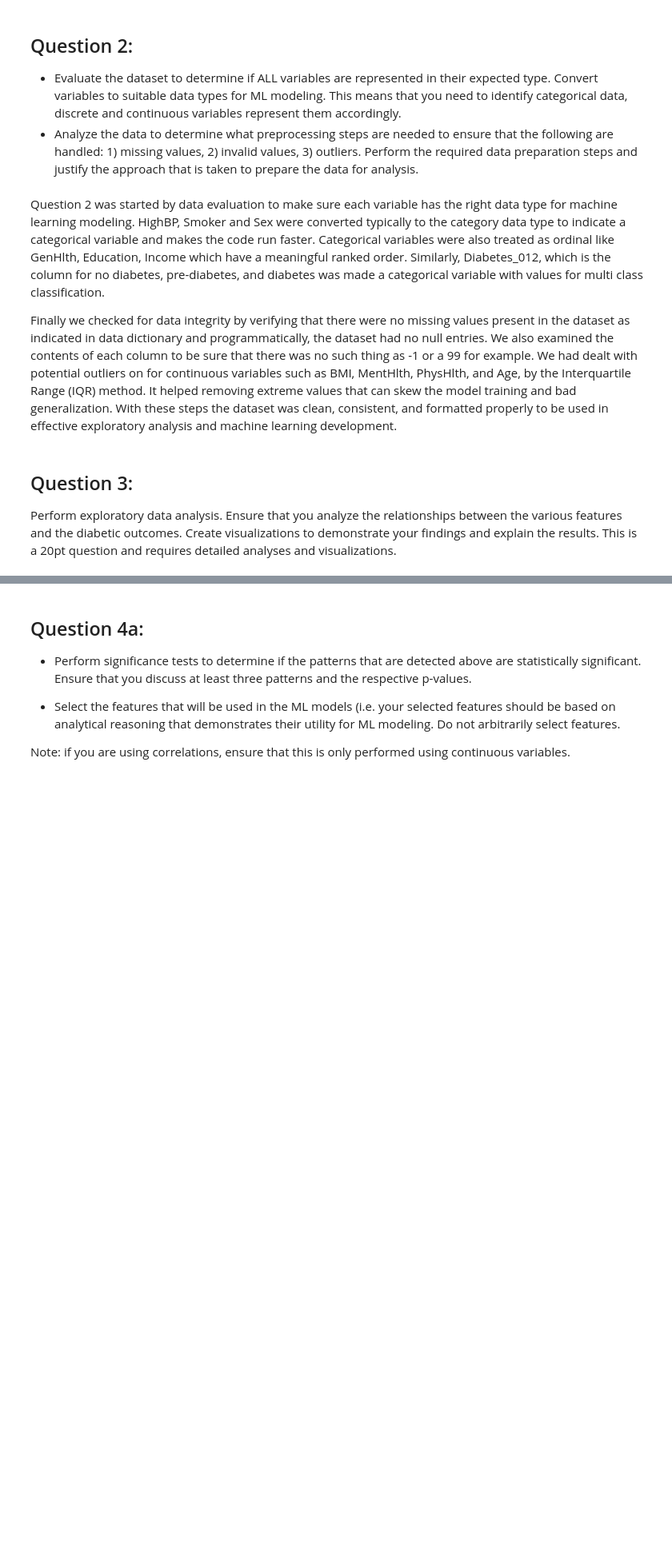
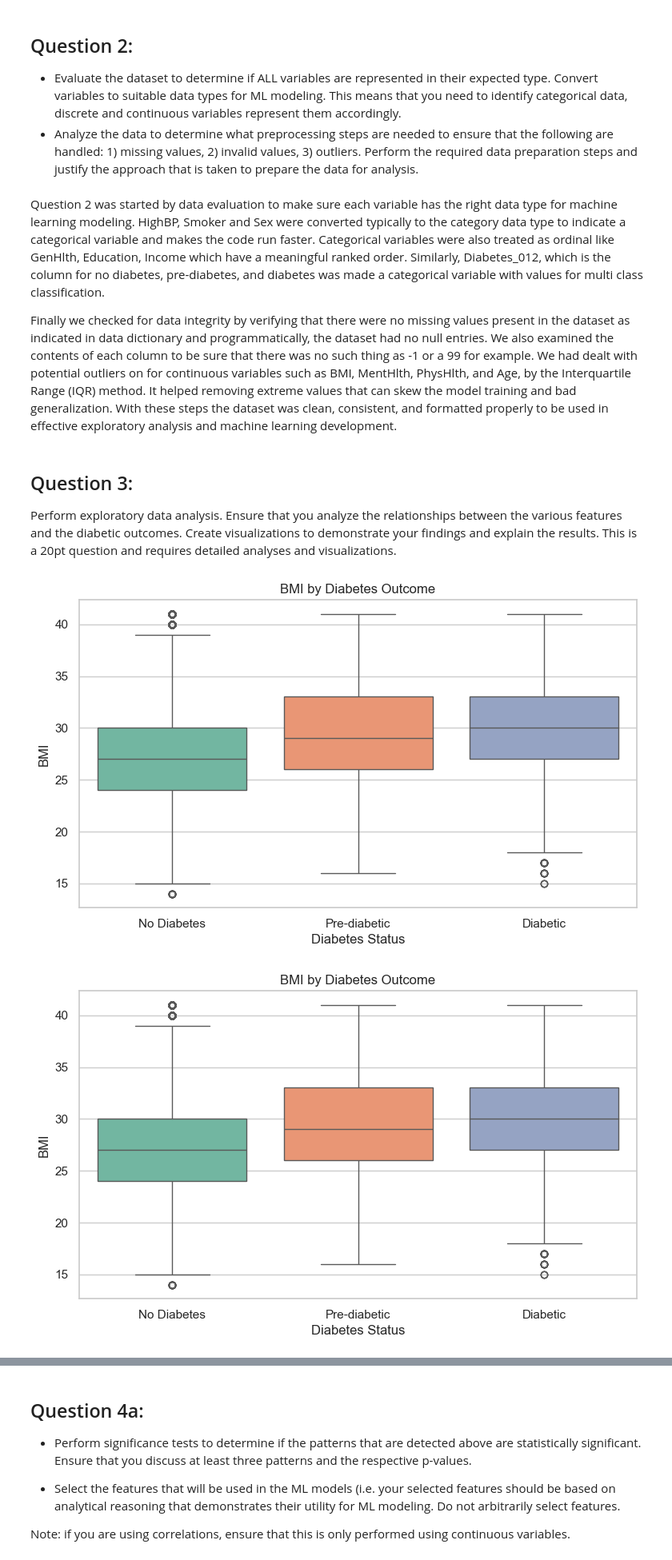
Before and after one commit to jttw1953/ds_practicum_3, a Jupyter notebook: DS_Practicum_3.ipynb, the cells around one changed output, grey strips where cells are left out. Shown at 80% size. Saved outputs shown, nothing was run; the diff lists cells and outputs as text; code cells hidden in the pictures; blank space fills up the shorter version.

```diff
--- a/DS_Practicum_3.ipynb
+++ b/DS_Practicum_3.ipynb
@@ -74,3 +74,69 @@ Finally we checked for data integrity by verifying that there were no missing va
 ## Question 3:
 
 Perform exploratory data analysis. Ensure that you analyze the relationships between the various features and the diabetic outcomes. Create visualizations to demonstrate your findings and explain the results. This is a 20pt question and requires detailed analyses and visualizations.
+# %%
+import matplotlib.pyplot as plt
+import seaborn as sns
+import pandas as pd
+
+sns.set(style="whitegrid")
+plt.rcParams["figure.figsize"] = (9, 5)
+
+# Create readable diabetes class labels if not already done
+diabetes_labels = {0: 'No Diabetes', 1: 'Pre-diabetic', 2: 'Diabetic'}
+df['Diabetes_Label'] = df['Diabetes_012'].map(diabetes_labels)
+
+# ----------------------------
+# 1. AGE vs DIABETES (Boxplot)
+# ----------------------------
+sns.boxplot(data=df, x='Diabetes_Label', y='BMI', hue='Diabetes_Label', palette='Set2', dodge=False)
+plt.title('BMI by Diabetes Outcome')
+plt.xlabel('Diabetes Status')
+plt.ylabel('BMI')
+plt.legend([],[], frameon=False)
+plt.show()
+
+
+# ----------------------------
+# 2. BMI vs DIABETES
+# ----------------------------
+sns.boxplot(data=df, x='Diabetes_Label', y='BMI', hue='Diabetes_Label', palette='Set2', dodge=False)
+plt.title('BMI by Diabetes Outcome')
+plt.xlabel('Diabetes Status')
+plt.ylabel('BMI')
+plt.legend([],[], frameon=False)
+plt.show()
+
+# ----------------------------
+# 3. PHYSICAL ACTIVITY vs DIABETES (Stacked % Bar)
+# ----------------------------
+phys_df = pd.crosstab(df['PhysActivity'], df['Diabetes_Label'], normalize='index') * 100
+phys_df.plot(kind='bar', stacked=True, colormap='RdYlGn')
+plt.title('Physical Activity vs Diabetes Outcome (Proportion %)')
+plt.xlabel('Physically Active (1 = Yes, 0 = No)')
+plt.ylabel('Percentage')
+plt.legend(title='Diabetes Outcome')
+plt.show()
+
+# ----------------------------
+# 4. GENERAL HEALTH vs DIABETES
+# ----------------------------
+sns.countplot(data=df, x='GenHlth', hue='Diabetes_Label', palette='muted')
+plt.title('General Health vs Diabetes Outcome')
+plt.xlabel('General Health Rating (1 = Excellent to 5 = Poor)')
+plt.ylabel('Count')
+plt.legend(title='Diabetes Outcome')
+plt.show()
+
+# ----------------------------
+# 5. CORRELATION HEATMAP (numeric only)
+# ----------------------------
+numeric_cols = ['BMI', 'MentHlth', 'PhysHlth', 'Age', 'Diabetes_012']
+corr_matrix = df[numeric_cols].corr()
+
+sns.heatmap(corr_matrix, annot=True, cmap='coolwarm', fmt=".2f")
+plt.title('Correlation Matrix of Numeric Features')
+plt.show()
+# %% [output]
+[figure, added]
+[figure, added]
```
Also changed, not shown: parts of 2 cells of this notebook, 1 other file.
